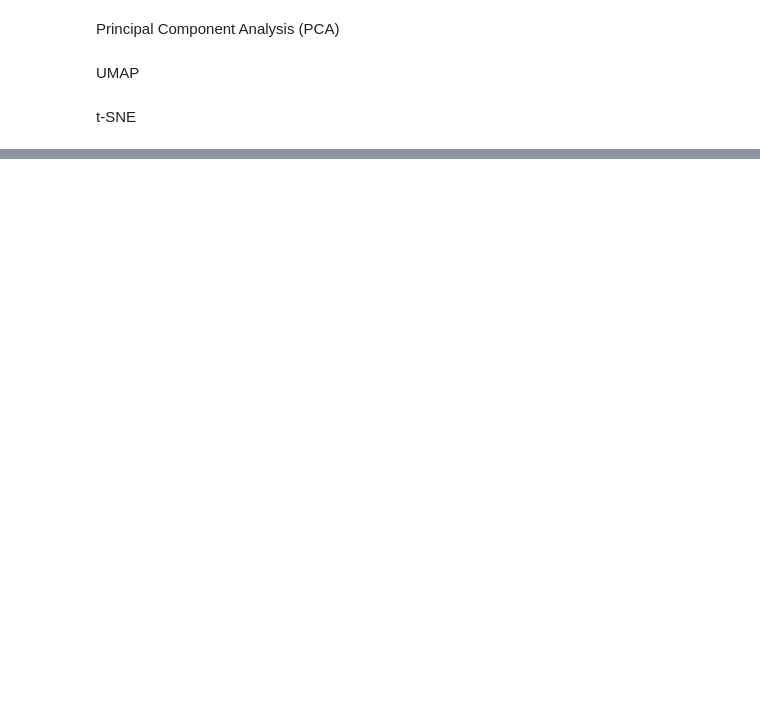
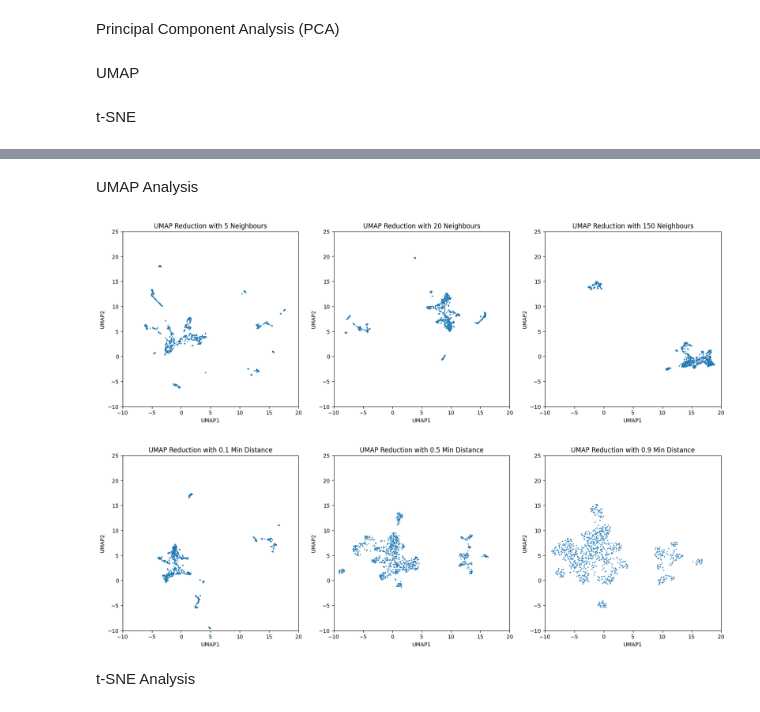
Before and after one commit to faverogian/ECSE556, a Jupyter notebook: Assignment 1/DimReduction.ipynb, the cells around one changed output, grey strips where cells are left out. Drawn from its saved outputs; the diff is of its cells as text; code cells hidden in the pictures; blank space fills up the shorter version.

```diff
--- a/Assignment 1/DimReduction.ipynb
+++ b/Assignment 1/DimReduction.ipynb
@@ -95 +103,44 @@ print(t)
 +--------+--------------------+
+# %% [markdown]
+UMAP Analysis
+# %%
+# Changing number of neighbours
+neighbours = [5, 20, 150]
+umaps = []
+for n in neighbours:
+    u_map = umap.UMAP(n_components=2, n_neighbors=n)
+    umaps.append(u_map.fit_transform(data))
+
+# Changing min distance
+min_dist = [0.1, 0.5, 0.9]
+for m in min_dist:
+    u_map = umap.UMAP(n_components=2, min_dist=m)
+    umaps.append(u_map.fit_transform(data))
+# %%
+# Plotting UMAPs
+plt.figure(figsize=(20,20))
+for i in range(3):
+    plt.subplot(331+i)
+    plt.xlim(-10, 20)
+    plt.ylim(-10, 25)
+    plt.scatter(umaps[i][:,0], umaps[i][:,1], s=1)
+    plt.xlabel('UMAP1')
+    plt.ylabel('UMAP2')
+    plt.title(f'UMAP Reduction with {neighbours[i]} Neighbours')
+plt.show()
+
+plt.figure(figsize=(20,20))
+for i in [3, 4, 5]:
+    plt.subplot(331+i)
+    plt.xlim(-10, 20)
+    plt.ylim(-10, 25)
+    plt.scatter(umaps[i][:,0], umaps[i][:,1], s=1)
+    plt.xlabel('UMAP1')
+    plt.ylabel('UMAP2')
+    plt.title(f'UMAP Reduction with {min_dist[i % 3]} Min Distance')
+plt.show()
+# %% [output]
+[figure, added]
+[figure, added]
+# %% [markdown]
+t-SNE Analysis
```
Also changed, not shown: parts of 4 cells of this notebook, 3 other files.
